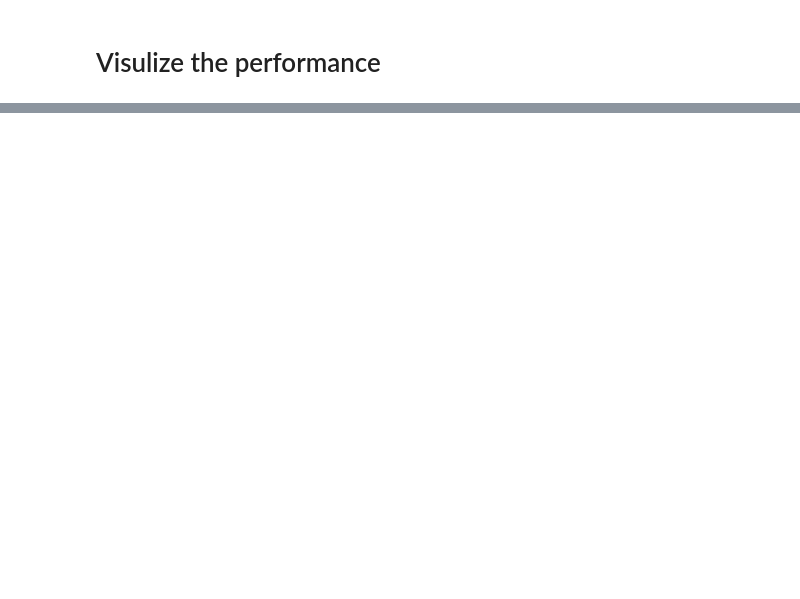
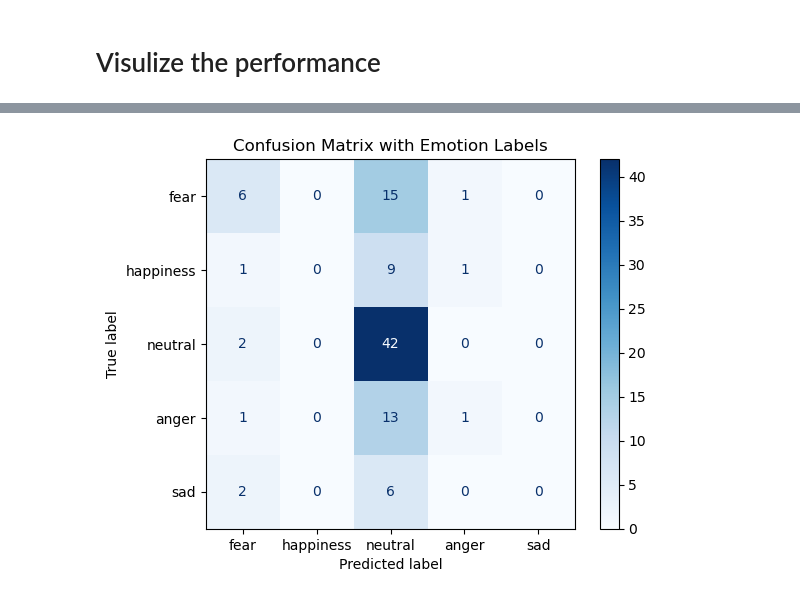
Before and after one commit to sajio1/facial_expressions, a Jupyter notebook: emotional_detection.ipynb, the cells around one changed output, grey strips where cells are left out. Drawn from its saved outputs; the diff is of its cells as text; code cells hidden in the pictures; blank space fills up the shorter version.

```diff
--- a/emotional_detection.ipynb
+++ b/emotional_detection.ipynb
@@ -144,0 +125,23 @@ Epoch 10/10
+# %%
+# split the dataset
+X_train, X_test, y_train, y_test = train_test_split(images, labels, test_size=0.2, random_state=42)
+
+# CNN model(it is a demo, more evaluation and fine tune is needed)
+model = models.Sequential([
+    layers.Conv2D(32, (3, 3), activation='relu', input_shape=(224, 224, 3)),
+    layers.MaxPooling2D((2, 2)),
+    layers.Conv2D(64, (3, 3), activation='relu'),
+    layers.MaxPooling2D((2, 2)),
+    layers.Conv2D(128, (3, 3), activation='relu'),
+    layers.MaxPooling2D((2, 2)),
+    layers.Flatten(),
+    layers.Dense(128, activation='relu'),
+    layers.Dropout(0.6),
+    layers.Dense(labels.shape[1], activation='softmax')
+])
+
+# Compile the model
+model.compile(optimizer='adam', loss='categorical_crossentropy', metrics=['accuracy'])
+
+# Train
+history = model.fit(X_train, y_train, epochs=10, validation_split=0.2, batch_size=32)
@@ -146,0 +194,14 @@ Epoch 10/10
+# %%
+y_pred = model.predict(X_test)
+emotion_labels = data[1:]['emotion'].unique()
+
+y_pred_classes = y_pred.argmax(axis=1)
+y_true_classes = y_test.argmax(axis=1)
+
+conf_matrix = confusion_matrix(y_true_classes, y_pred_classes)
+
+disp = ConfusionMatrixDisplay(conf_matrix, display_labels=emotion_labels)
+disp.plot(cmap=plt.cm.Blues)
+plt.title('Confusion Matrix with Emotion Labels')
+plt.show()
+# %% [output]
@@ -146,0 +209 @@ Epoch 10/10
+[figure, added]
```
Also changed, not shown: parts of 9 cells of this notebook.
